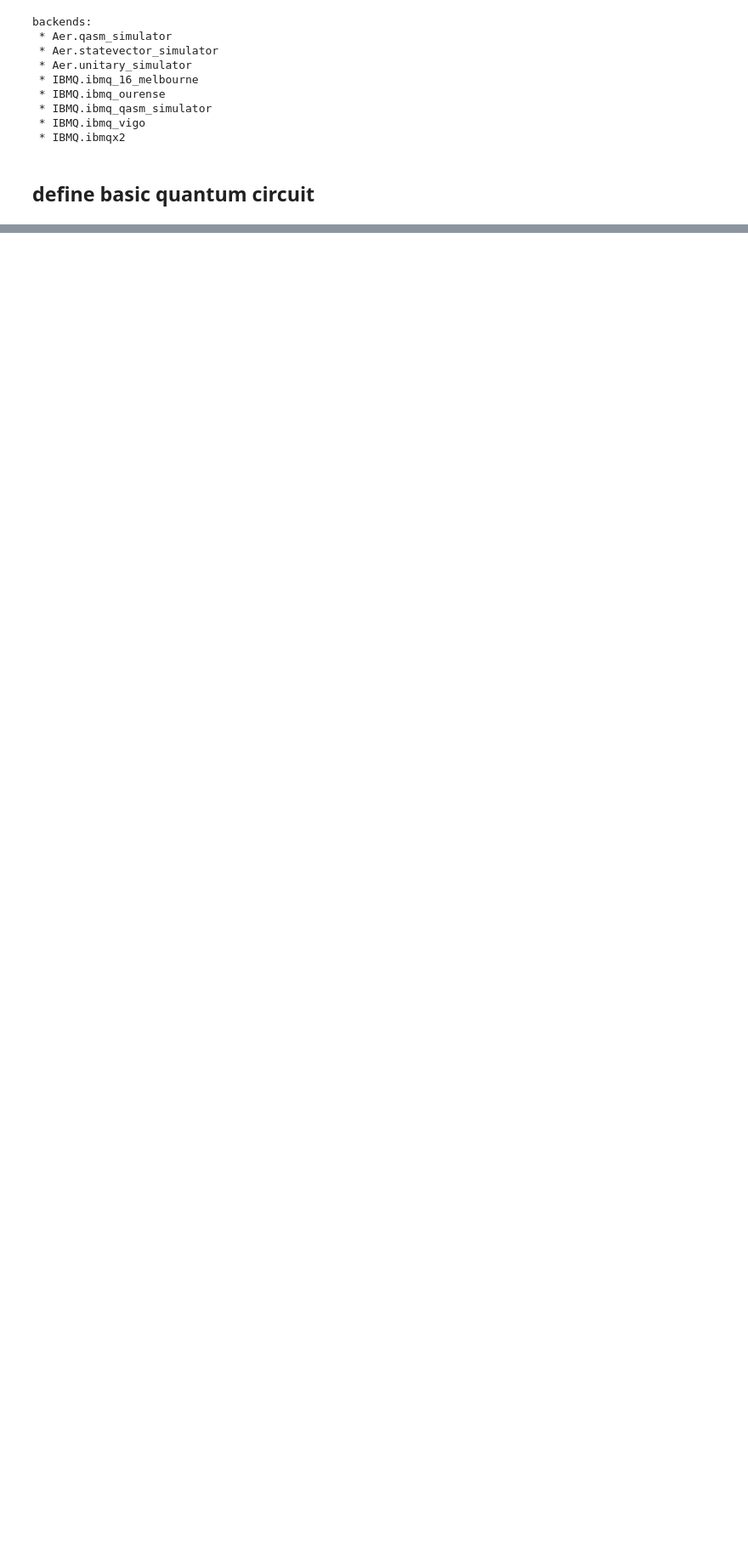
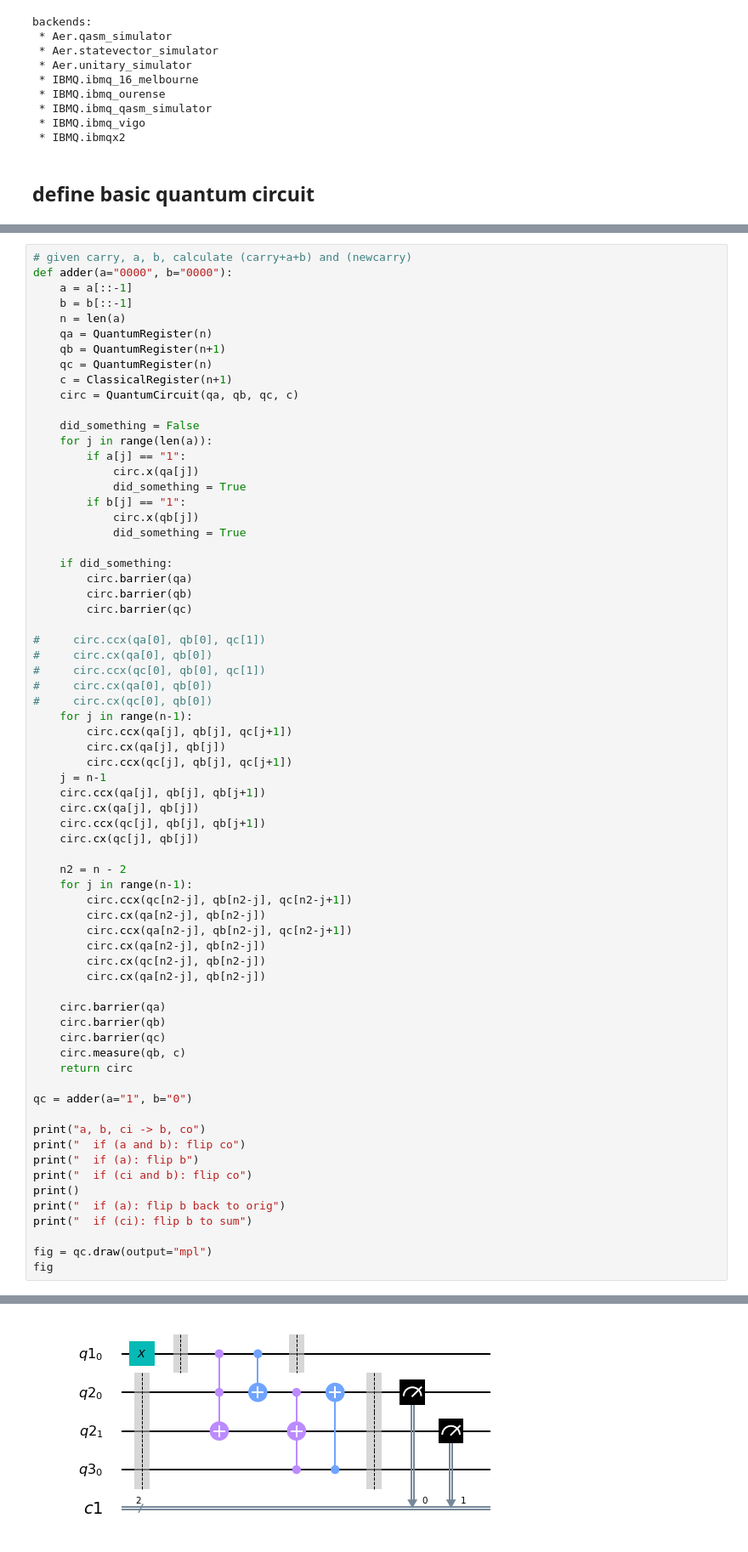
Before and after one commit to pocket-98/quantum-unsupremacy, a Jupyter notebook: quantum_adder/quantum.ipynb, the cells around one changed output, grey strips where cells are left out. Shown: that part at 85% size. Saved outputs shown, nothing was run; the diff lists cells and outputs as text; blank space fills up the shorter version.

Commit message:
quantum python notebook

```diff
--- a/quantum_adder/quantum.ipynb
+++ b/quantum_adder/quantum.ipynb
@@ -155,0 +178,69 @@ quantum computer simulator results:
+# %%
+# given carry, a, b, calculate (carry+a+b) and (newcarry)
+def adder(a="0000", b="0000"):
+    a = a[::-1]
+    b = b[::-1]
+    n = len(a)
+    qa = QuantumRegister(n)
+    qb = QuantumRegister(n+1)
+    qc = QuantumRegister(n)
+    c = ClassicalRegister(n+1)
+    circ = QuantumCircuit(qa, qb, qc, c)
+
+    did_something = False
+    for j in range(len(a)):
+        if a[j] == "1":
+            circ.x(qa[j])
+            did_something = True
+        if b[j] == "1":
+            circ.x(qb[j])
+            did_something = True
+
+    if did_something:
+        circ.barrier(qa)
+        circ.barrier(qb)
+        circ.barrier(qc)
+
+#     circ.ccx(qa[0], qb[0], qc[1])
+#     circ.cx(qa[0], qb[0])
+#     circ.ccx(qc[0], qb[0], qc[1])
+#     circ.cx(qa[0], qb[0])
+#     circ.cx(qc[0], qb[0])
+    for j in range(n-1):
+        circ.ccx(qa[j], qb[j], qc[j+1])
+        circ.cx(qa[j], qb[j])
+        circ.ccx(qc[j], qb[j], qc[j+1])
+    j = n-1
+    circ.ccx(qa[j], qb[j], qb[j+1])
+    circ.cx(qa[j], qb[j])
+    circ.ccx(qc[j], qb[j], qb[j+1])
+    circ.cx(qc[j], qb[j])
+
+    n2 = n - 2
+    for j in range(n-1):
+        circ.ccx(qc[n2-j], qb[n2-j], qc[n2-j+1])
+        circ.cx(qa[n2-j], qb[n2-j])
+        circ.ccx(qa[n2-j], qb[n2-j], qc[n2-j+1])
+        circ.cx(qa[n2-j], qb[n2-j])
+        circ.cx(qc[n2-j], qb[n2-j])
+        circ.cx(qa[n2-j], qb[n2-j])
+
+    circ.barrier(qa)
+    circ.barrier(qb)
+    circ.barrier(qc)
+    circ.measure(qb, c)
+    return circ
+
+qc = adder(a="1", b="0")
+
+print("a, b, ci -> b, co")
+print("  if (a and b): flip co")
+print("  if (a): flip b")
+print("  if (ci and b): flip co")
+print()
+print("  if (a): flip b back to orig")
+print("  if (ci): flip b to sum")
+
+fig = qc.draw(output="mpl")
+fig
+# %% [output]
@@ -155,0 +254 @@ quantum computer simulator results:
+[figure, added]
```
Also changed, not shown: parts of 7 cells of this notebook.
